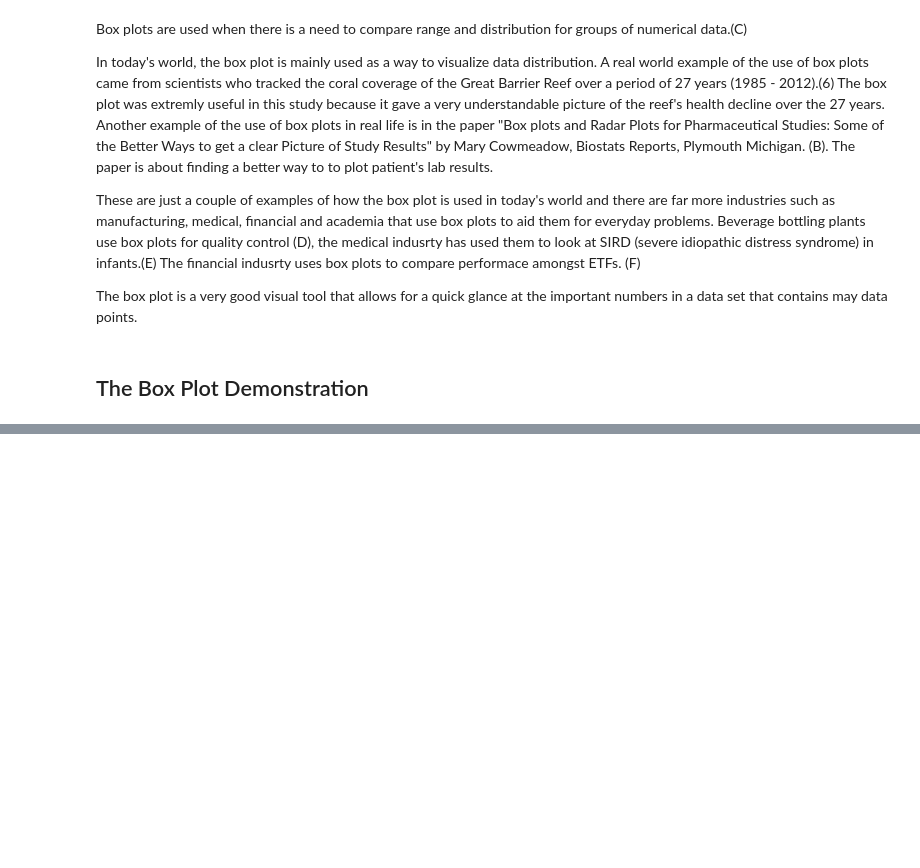
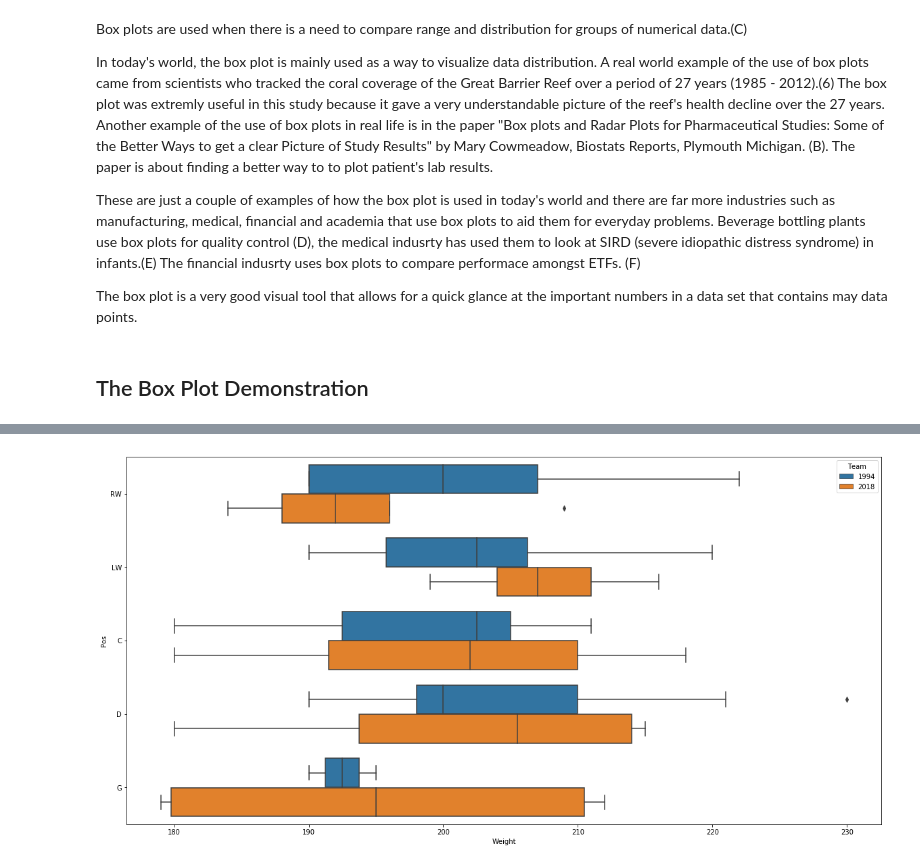
Before and after one commit to pjmeehan/FDA-PROJECT, a Jupyter notebook: Fundamentals of Data Analysis Project 2018 - THE BOX PLOT.ipynb, the cells around one changed output, grey strips where cells are left out. Cells and saved outputs as stored; diff of their text form; code cells hidden in the pictures; blank space fills up the shorter version.

```diff
--- a/Fundamentals of Data Analysis Project 2018 - THE BOX PLOT.ipynb
+++ b/Fundamentals of Data Analysis Project 2018 - THE BOX PLOT.ipynb
@@ -95,3 +104,9 @@ KeyError: 'Wt (lbs)'
+# %%
+sns.boxplot(x='Weight', y='Pos', data=df, hue='Team')
+fig = plt.gcf()
+fig.set_size_inches( 20,10)
+# %% [output]
+[figure, added]
 # %%
 csv_b = csv.reader(b)
 df1 = pd.read_csv("NYR2018.csv")
```
Also changed, not shown: parts of 7 cells of this notebook, 3 other files.
